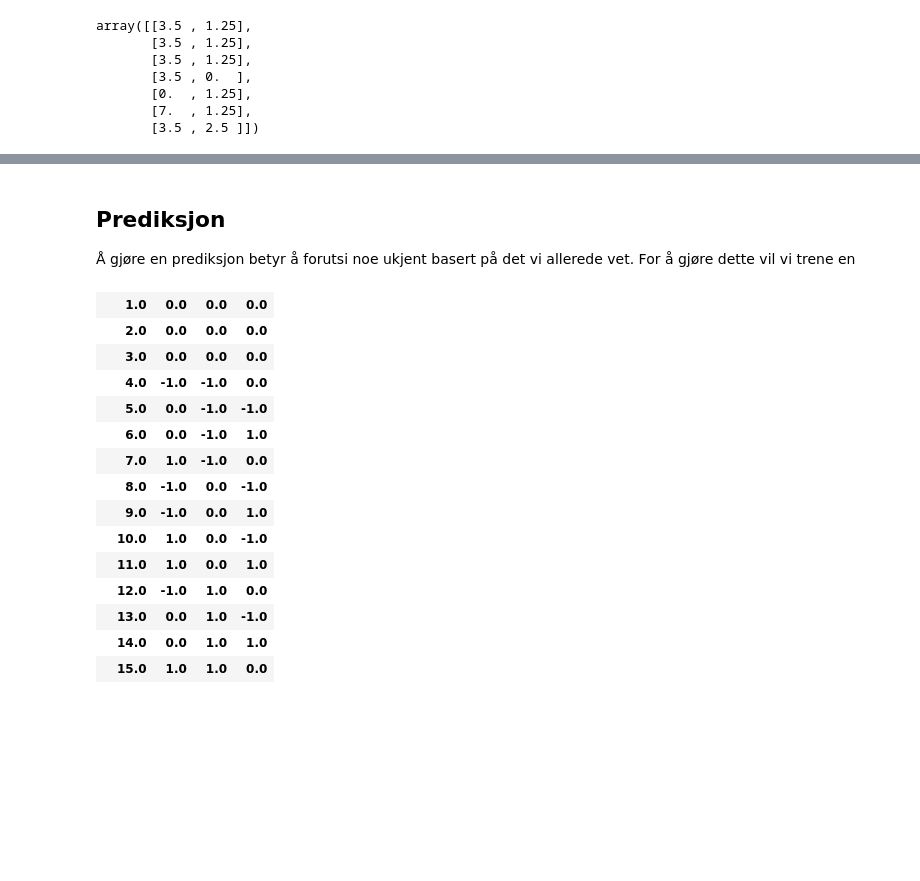
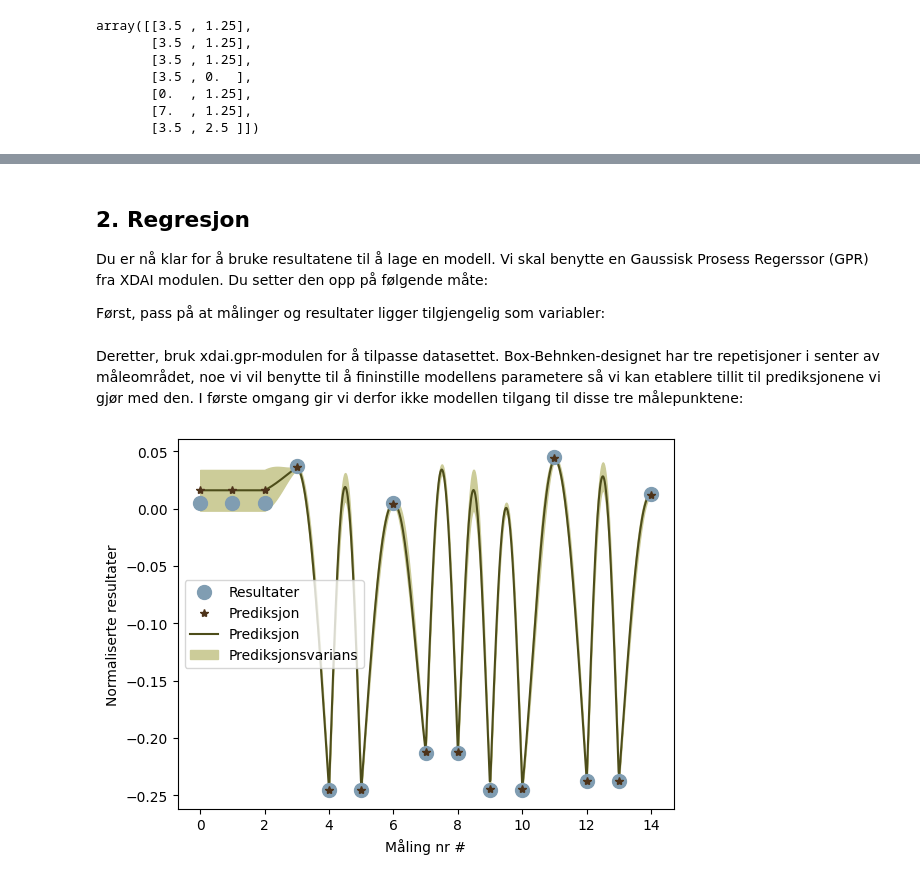
Before and after one commit to audunsh/xdai-test, a Jupyter notebook: content/kjm3400_gpr.ipynb, the cells around one changed output, grey strips where cells are left out. Drawn from its saved outputs; the diff is of its cells as text; code cells hidden in the pictures; blank space fills up the shorter version.

```diff
--- a/content/kjm3400_gpr.ipynb
+++ b/content/kjm3400_gpr.ipynb
@@ -125,24 +131,12 @@ Du kan nå gjøre målingene som er vist i tabellen over. Om du bare vil leke de
 # %% [markdown]
-## Prediksjon
+## 2. Regresjon
 
-Å gjøre en prediksjon betyr å forutsi noe ukjent basert på det vi allerede vet. For å gjøre dette vil vi trene en
+Du er nå klar for å bruke resultatene til å lage en modell. Vi skal benytte en Gaussisk Prosess Regerssor (GPR) fra XDAI modulen. Du setter den opp på følgende måte:
+
+Først, pass på at målinger og resultater ligger tilgjengelig som variabler:
 # %%
-målinger = doe_grid([ [-1,1], [-1,1], [-1,1]], design = 2)
+# vi genererer et eksempeldatasett under. Erstatt dette med det du planlegger i labølvelsen.
 
-html_table(målinger)
+målinger = xdai.designer.doe_grid([ [-.4,.4], [-.2,.2], [0,1]], design = 2)
+
+resultater =  .1*(målinger[:,0]-.2)**2 + .1 * (målinger[:,1]+.1)**2 - (målinger[:,2]-.5)**2
-# %% [output]
-|  | 1.0 | 0.0 | 0.0 | 0.0 |
-|  | 2.0 | 0.0 | 0.0 | 0.0 |
-|  | 3.0 | 0.0 | 0.0 | 0.0 |
-|  | 4.0 | -1.0 | -1.0 | 0.0 |
-|  | 5.0 | 0.0 | -1.0 | -1.0 |
-|  | 6.0 | 0.0 | -1.0 | 1.0 |
-|  | 7.0 | 1.0 | -1.0 | 0.0 |
-|  | 8.0 | -1.0 | 0.0 | -1.0 |
-|  | 9.0 | -1.0 | 0.0 | 1.0 |
-|  | 10.0 | 1.0 | 0.0 | -1.0 |
-|  | 11.0 | 1.0 | 0.0 | 1.0 |
-|  | 12.0 | -1.0 | 1.0 | 0.0 |
-|  | 13.0 | 0.0 | 1.0 | -1.0 |
-|  | 14.0 | 0.0 | 1.0 | 1.0 |
-|  | 15.0 | 1.0 | 1.0 | 0.0 |
@@ -150,0 +143,35 @@ visualize_doe_grid()
+# %% [markdown]
+Deretter, bruk xdai.gpr-modulen for å tilpasse datasettet. Box-Behnken-designet har tre repetisjoner i senter av måleområdet, noe vi vil benytte til å fininstille modellens parametere så vi kan etablere tillit til prediksjonene vi gjør med den. I første omgang gir vi derfor ikke modellen tilgang til disse tre målepunktene:
+# %%
+
+parametre = np.ones(målinger.shape[1])
+måling_standardavvik = .001
+
+x = målinger[3:] # målinger / input
+y = -1*resultater[3:] # resultater / utput
+
+# her initialiserer vi modellen
+gpr = xdai.gpr.Regressor(x, y,measurement_standard_deviation=måling_standardavvik, params = parametre)
+
+# vi plotter til slutt resultatene
+
+plt.figure()
+# resultatene
+plt.plot(resultater, "o", label = "Resultater", zorder = 4, markersize = 10, color = np.array([.1,.2,.3])**.3)
+
+# prediksjonene
+plt.plot(-1*gpr.predict(målinger), "*", label = "Prediksjon", zorder = 5, color = np.array([.3,.2,.1]))
+
+X3p = interp1d(np.linspace(0,1,målinger.shape[0]), målinger.T)(np.linspace(0,1,målinger.shape[0]*50))
+
+fx, fv = gpr.predict(X3p.T, return_variance = True) #predict results and variance
+
+
+plt.plot(np.linspace(0,målinger.shape[0]-1,målinger.shape[0]*50),-1*fx,"-",  label = "Prediksjon", color = (.3,.3,.1))
+plt.fill_between(np.linspace(0,målinger.shape[0]-1,målinger.shape[0]*50),-fx-fv,-fx+fv,  label = "Prediksjonsvarians", color = (.8,.8,.6))
+plt.ylabel("Normaliserte resultater")
+plt.xlabel("Måling nr #")
+plt.legend()
+plt.show()
+# %% [output]
+[figure, added]
```
Also changed, not shown: parts of 17 cells of this notebook.
